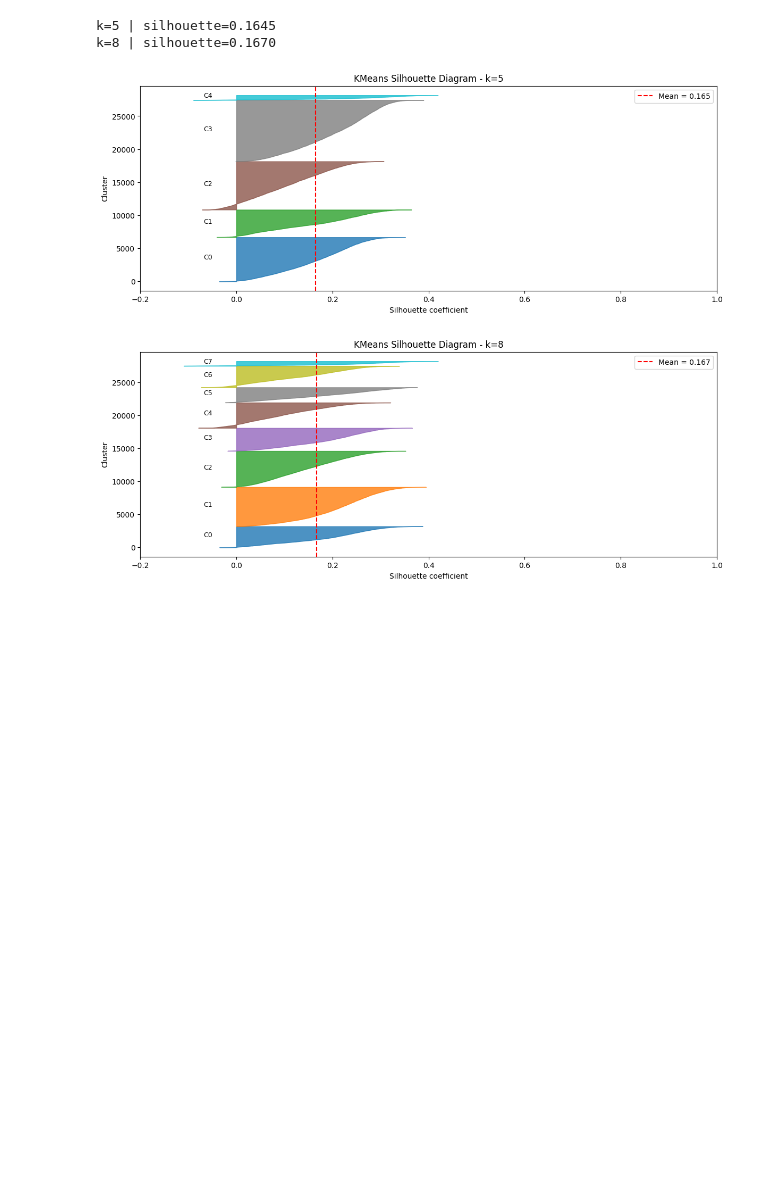
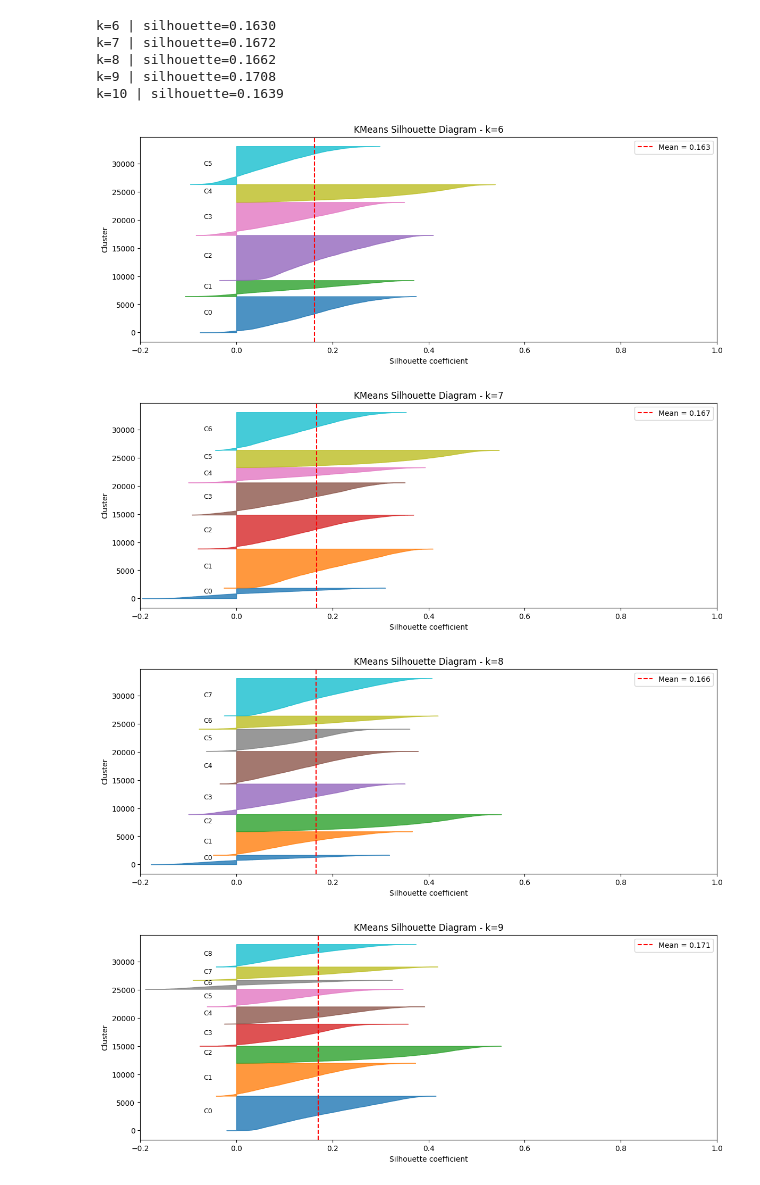
Before and after one commit to tiago2806/ml_project, a Jupyter notebook: notebooks/03_modelling.ipynb, the cells around one changed output. Saved outputs shown, nothing was run; the diff lists cells and outputs as text; code cells hidden in the pictures; blank space fills up the shorter version.

```diff
--- a/notebooks/03_modelling.ipynb
+++ b/notebooks/03_modelling.ipynb
@@ -43,8 +42,7 @@ from clustering import(
     plot_silhouette
 )
 # %%
-dataset = pd.read_csv('../data/final_dataset.csv', index_col= 0)
+dataset = pd.read_csv('../data/clean_customer_info.csv', index_col= 0)
 
-print(dataset.shape)
 dataset.head()
 # %% [output]
@@ -78,19 +75,16 @@ Geospatial variables (latitude, longitude) were also **excluded** to prevent the
 # %%
 features = [
-    "customer_age",
-    "number_complaints",
+    'customer_age',
+    'number_complaints',
+    'total_children',
+    'years_tenure',
     'distinct_stores_visited',
-    'total_children',
-    "percentage_of_products_bought_promotion",
-    "lifetime_spend_vegetables",
-    "lifetime_spend_meat_fish",
-    "lifetime_spend_electronics_videogames",
-    "lifetime_spend_nonalcohol_drinks",
-    "lifetime_spend_alcohol_drinks",
-    "lifetime_spend_hygiene",
-    "lifetime_spend_petfood",
-    'years_tenure'
 
+    'percentage_of_products_bought_promotion',
+    'perc_spend_vegetables',
+    'perc_spend_meat_fish',
+    'perc_spend_tech_entertainment',
+    'perc_spend_hygiene',
 ]
 
 X = dataset[features].copy()
@@ -106,19 +105,12 @@ Index(['customer_age', 'number_complaints', 'distinct_stores_visited',
 # %%
-
-# Aplica log1p (log(x+1)) a todas as spend features ANTES do scaling
-spend_cols = [col for col in features if 'lifetime_spend' in col]
-X_log = X.copy()
-X_log[spend_cols] = np.log1p(X_log[spend_cols])
-
-# Depois faz o scaling normalmente
-X_scaled = scaling(X_log)
+X_scaled = scaling(X) #Standard Scaler
 # %%
-K_range = 11
+K_range = 15
 
 inertias = []
 
 for k in range(2, K_range+1):
-    experimental_kmeans = KMeans(n_clusters=k, random_state=42, n_init=10).fit(X_scaled)
+    experimental_kmeans = KMeans(n_clusters=k, random_state=42).fit(X_scaled)
     inertias.append(experimental_kmeans.inertia_)
 
 plt.plot(range(2, K_range+1), inertias, marker='o')
@@ -146,17 +138,22 @@ plt.show()
 # %%
-for k in [5,8]:
+for k in [6, 7, 8, 9, 10]:
     experimental_kmeans = KMeans(n_clusters=k, random_state=42, n_init=10)
     labels = experimental_kmeans.fit_predict(X_scaled)
 
     score = plot_silhouette(
         X_scaled,
         labels,
         title=f"KMeans Silhouette Diagram - k={k}"
     )
 
     print(f"k={k} | silhouette={score:.4f}")
 # %% [output]
-k=5 | silhouette=0.1645
-k=8 | silhouette=0.1670
+k=6 | silhouette=0.1630
+k=7 | silhouette=0.1672
+k=8 | silhouette=0.1662
+k=9 | silhouette=0.1708
+k=10 | silhouette=0.1639
-[figure, old version]
+[figure, new version]
-[figure, old version]
+[figure, new version]
+[figure, added]
+[figure, added]
```
Also changed, not shown: parts of 41 cells of this notebook, 22 other files.
